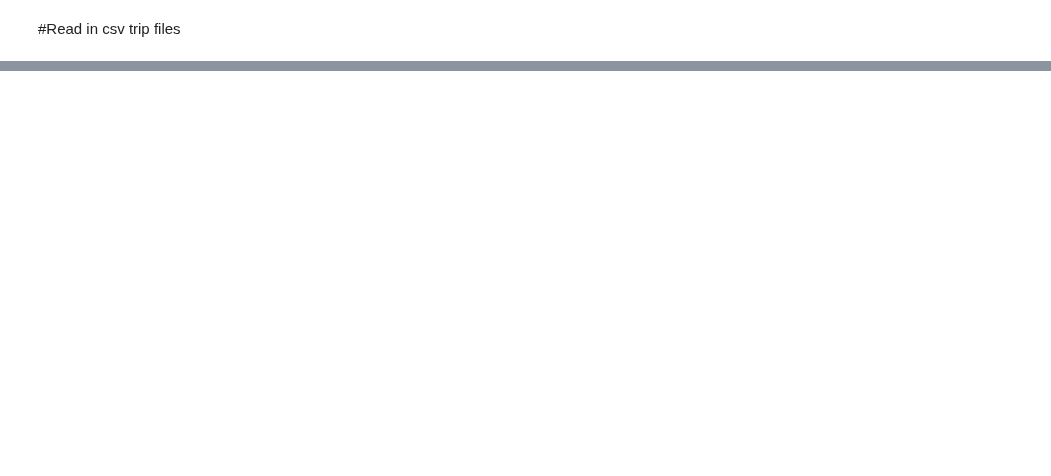
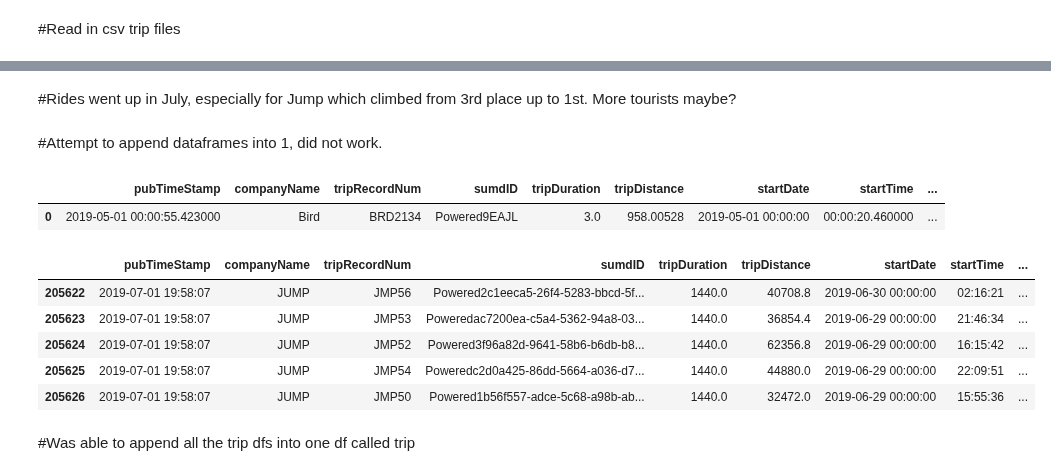
Before and after one commit to Quezadajl/nashville-scooters-project, a Jupyter notebook: notebooks/scooter_2.ipynb, the cells around one changed output, grey strips where cells are left out. Cells and saved outputs as stored; diff of their text form; code cells hidden in the pictures; blank space fills up the shorter version.

```diff
--- a/notebooks/scooter_2.ipynb
+++ b/notebooks/scooter_2.ipynb
@@ -36,2 +63,5 @@ may.head()
 # %% [markdown]
 #Read in csv trip files
+# %%
+may_trip = pd.read_csv('../data/may_trip.csv')
+may_trip.head()
@@ -37,0 +198,19 @@ may.head()
+# %% [markdown]
+#Rides went up in July, especially for Jump which climbed from 3rd place up to 1st. More tourists maybe?
+# %% [markdown]
+#Attempt to append dataframes into 1, did not work.
+# %%
+append = may_trip.append(june_trip)
+append.head(1)
+# %% [output]
+|  | pubTimeStamp | companyName | tripRecordNum | sumdID | tripDuration | tripDistance | startDate | startTime | ... |
+| 0 | 2019-05-01 00:00:55.423000 | Bird | BRD2134 | Powered9EAJL | 3.0 | 958.00528 | 2019-05-01 00:00:00 | 00:00:20.460000 | ... |
+# %%
+append.tail()
+# %% [output]
+|  | pubTimeStamp | companyName | tripRecordNum | sumdID | tripDuration | tripDistance | startDate | startTime | ... |
+| 205622 | 2019-07-01 19:58:07 | JUMP | JMP56 | Powered2c1eeca5-26f4-5283-bbcd-5f... | 1440.0 | 40708.8 | 2019-06-30 00:00:00 | 02:16:21 | ... |
+| 205623 | 2019-07-01 19:58:07 | JUMP | JMP53 | Poweredac7200ea-c5a4-5362-94a8-03... | 1440.0 | 36854.4 | 2019-06-29 00:00:00 | 21:46:34 | ... |
+| 205624 | 2019-07-01 19:58:07 | JUMP | JMP52 | Powered3f96a82d-9641-58b6-b6db-b8... | 1440.0 | 62356.8 | 2019-06-29 00:00:00 | 16:15:42 | ... |
+| 205625 | 2019-07-01 19:58:07 | JUMP | JMP54 | Poweredc2d0a425-86dd-5664-a036-d7... | 1440.0 | 44880.0 | 2019-06-29 00:00:00 | 22:09:51 | ... |
+| 205626 | 2019-07-01 19:58:07 | JUMP | JMP50 | Powered1b56f557-adce-5c68-a98b-ab... | 1440.0 | 32472.0 | 2019-06-29 00:00:00 | 15:55:36 | ... |
@@ -37,0 +219,2 @@ may.head()
+# %% [markdown]
+#Was able to append all the trip dfs into one df called trip
```
Also changed, not shown: parts of 18 cells of this notebook.
